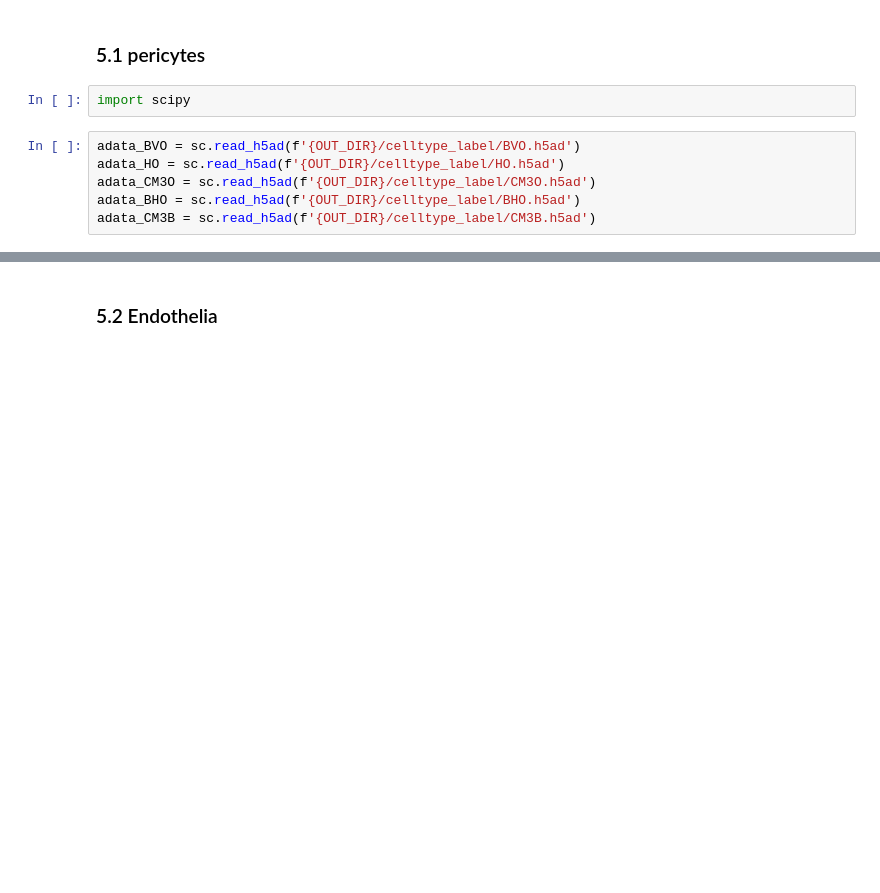
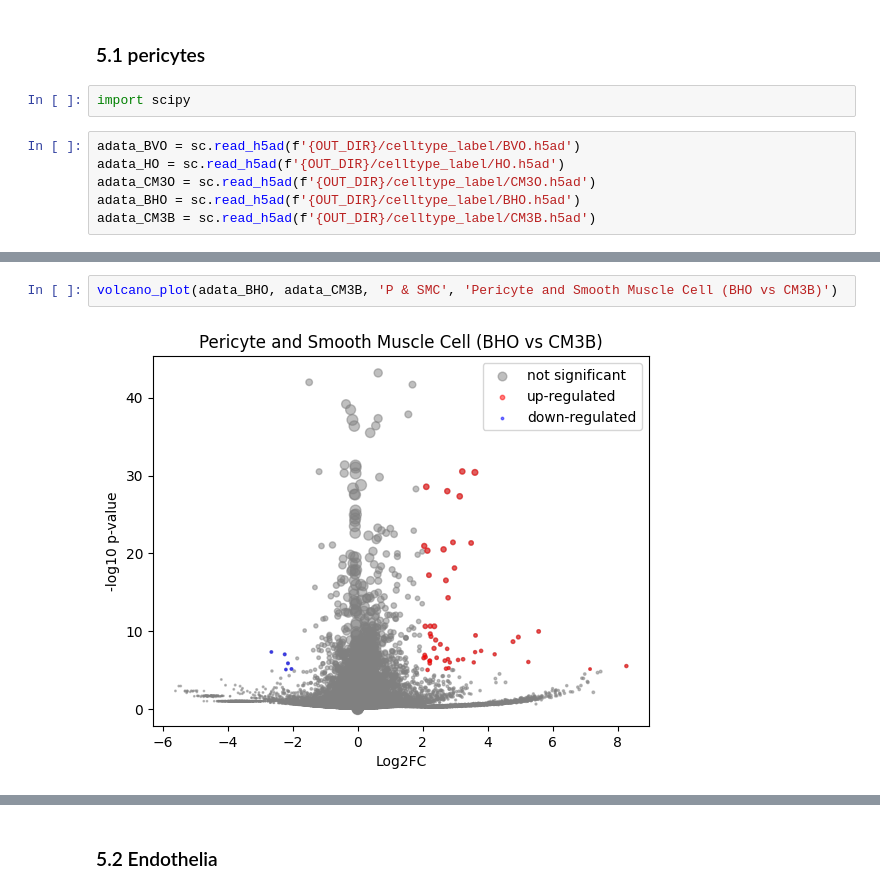
Before and after one commit to yachielab/DataAnalysis_Vascularized_Cardiac_Organoids, a Jupyter notebook: ipynb/CCO03.ipynb, the cells around one changed output, grey strips where cells are left out. Saved outputs shown, nothing was run; the diff lists cells and outputs as text; blank space fills up the shorter version.

```diff
--- a/ipynb/CCO03.ipynb
+++ b/ipynb/CCO03.ipynb
@@ -306 +372,5 @@ adata_CM3B = sc.read_h5ad(f'{OUT_DIR}/celltype_label/CM3B.h5ad')
+# %%
+volcano_plot(adata_BHO, adata_CM3B, 'P & SMC', 'Pericyte and Smooth Muscle Cell (BHO vs CM3B)')
+# %% [output]
+[figure, added]
 # %%
```
Also changed, not shown: parts of 18 cells of this notebook.
